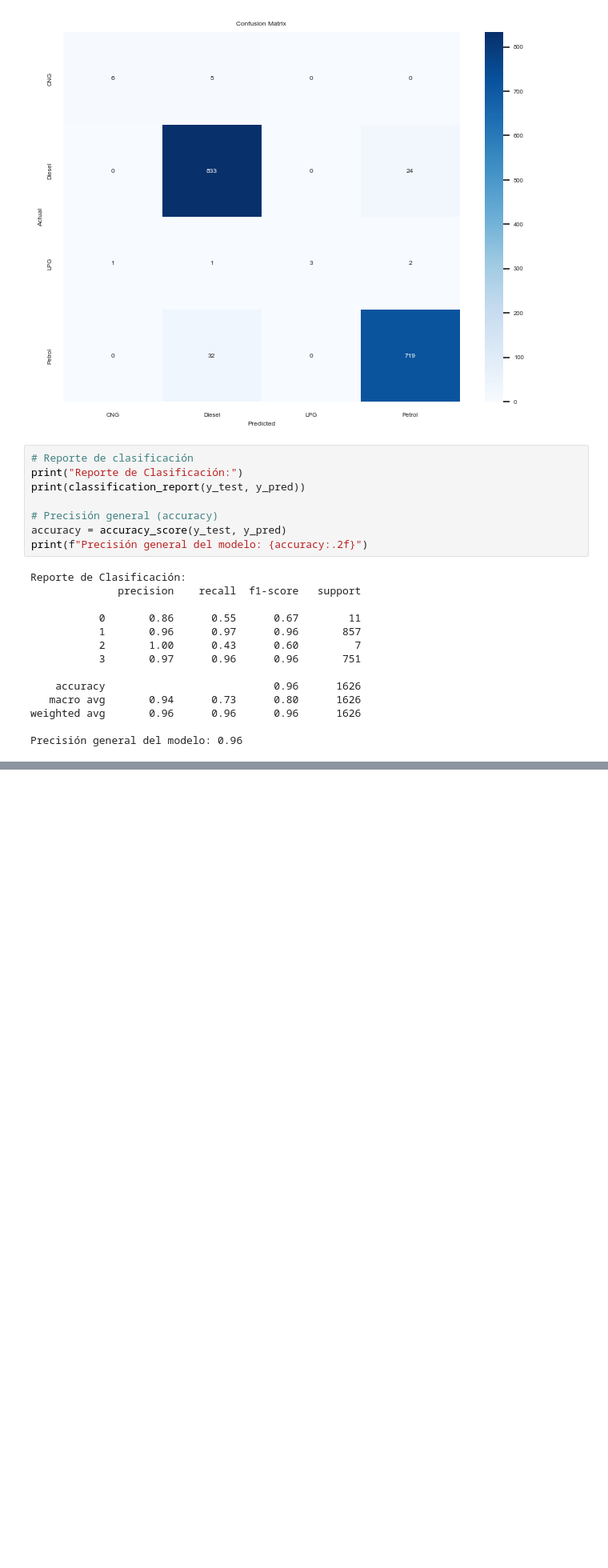
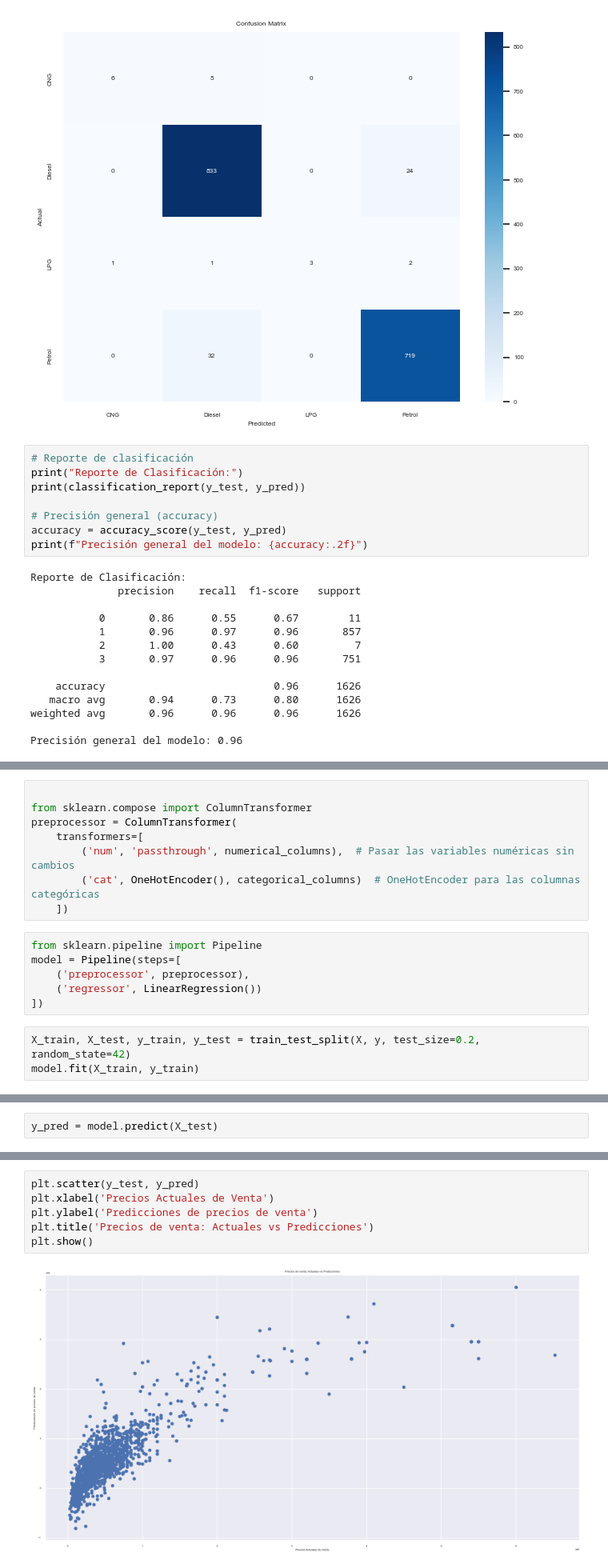
Before and after one commit to MonicaYun15/DATA_MINING, a Jupyter notebook: MineriadeDatos.ipynb, the cells around one changed output, grey strips where cells are left out. Shown at 80% size. Saved outputs shown, nothing was run; the diff lists cells and outputs as text; blank space fills up the shorter version.

```diff
--- a/MineriadeDatos.ipynb
+++ b/MineriadeDatos.ipynb
@@ -572,0 +651,17 @@ Precisión general del modelo: 0.96
+# %%
+
+from sklearn.compose import ColumnTransformer
+preprocessor = ColumnTransformer(
+    transformers=[
+        ('num', 'passthrough', numerical_columns),  # Pasar las variables numéricas sin cambios
+        ('cat', OneHotEncoder(), categorical_columns)  # OneHotEncoder para las columnas categóricas
+    ])
+# %%
+from sklearn.pipeline import Pipeline
+model = Pipeline(steps=[
+    ('preprocessor', preprocessor),
+    ('regressor', LinearRegression())
+])
+# %%
+X_train, X_test, y_train, y_test = train_test_split(X, y, test_size=0.2, random_state=42)
+model.fit(X_train, y_train)
@@ -572,0 +686,2 @@ Precisión general del modelo: 0.96
+# %%
+y_pred = model.predict(X_test)
@@ -572,0 +697,8 @@ Precisión general del modelo: 0.96
+# %%
+plt.scatter(y_test, y_pred)
+plt.xlabel('Precios Actuales de Venta')
+plt.ylabel('Predicciones de precios de venta')
+plt.title('Precios de venta: Actuales vs Predicciones')
+plt.show()
+# %% [output]
+[figure, added]
```
Also changed, not shown: parts of 9 cells of this notebook.
